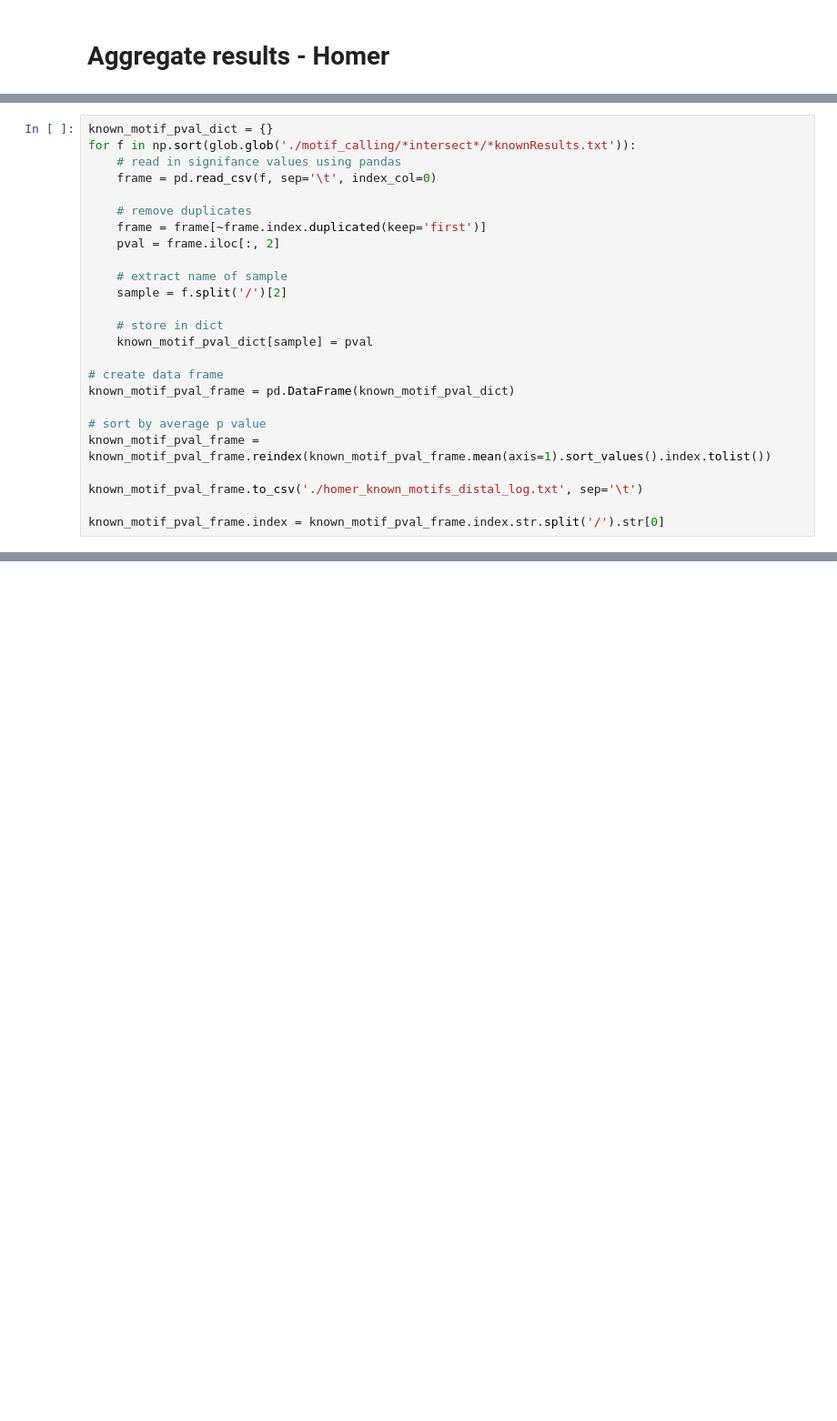
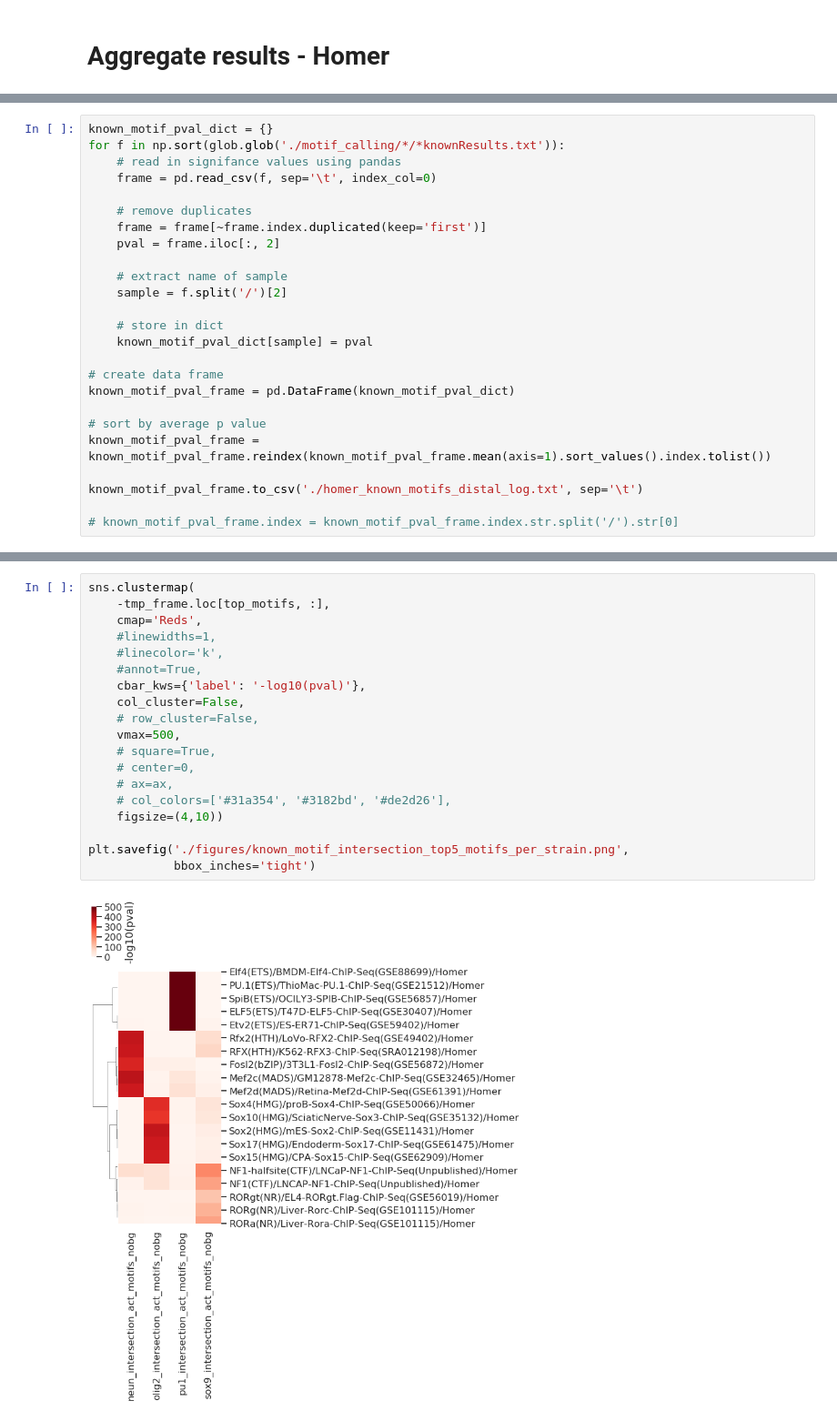
Before and after one commit to HunterBennett/brain_aging, a Jupyter notebook: results/04_Young_CellComp_H3K27Ac_05_Motifs.ipynb, the cells around one changed output, grey strips where cells are left out. Shown at 91% size. Saved outputs shown, nothing was run; the diff lists cells and outputs as text; blank space fills up the shorter version.

```diff
--- a/results/04_Young_CellComp_H3K27Ac_05_Motifs.ipynb
+++ b/results/04_Young_CellComp_H3K27Ac_05_Motifs.ipynb
@@ -104,6 +105,6 @@ glob.glob('./motif_calling/*intersect*/*knownResults.txt')
 # %%
 known_motif_pval_dict = {}
-for f in np.sort(glob.glob('./motif_calling/*intersect*/*knownResults.txt')):
+for f in np.sort(glob.glob('./motif_calling/*/*knownResults.txt')):
     # read in signifance values using pandas
     frame = pd.read_csv(f, sep='\t', index_col=0)
 
@@ -125,4 +126,4 @@ known_motif_pval_frame = known_motif_pval_frame.reindex(known_motif_pval_frame.m
 
 known_motif_pval_frame.to_csv('./homer_known_motifs_distal_log.txt', sep='\t')
 
-known_motif_pval_frame.index = known_motif_pval_frame.index.str.split('/').str[0]
+# known_motif_pval_frame.index = known_motif_pval_frame.index.str.split('/').str[0]
@@ -129,3 +144,24 @@ known_motif_pval_frame.index = known_motif_pval_frame.index.str.split('/').str[0
+# %%
+sns.clustermap(
+    -tmp_frame.loc[top_motifs, :],
+    cmap='Reds',
+    #linewidths=1,
+    #linecolor='k',
+    #annot=True,
+    cbar_kws={'label': '-log10(pval)'},
+    col_cluster=False,
+    # row_cluster=False,
+    vmax=500,
+    # square=True,
+    # center=0,
+    # ax=ax,
+    # col_colors=['#31a354', '#3182bd', '#de2d26'],
+    figsize=(4,10))
+
+plt.savefig('./figures/known_motif_intersection_top5_motifs_per_strain.png',
+            bbox_inches='tight')
+# %% [output]
+[figure, added]
 # %%
 top_motifs = []
 top_n = 10
```
Also changed, not shown: parts of 13 cells of this notebook, 5 other files.
